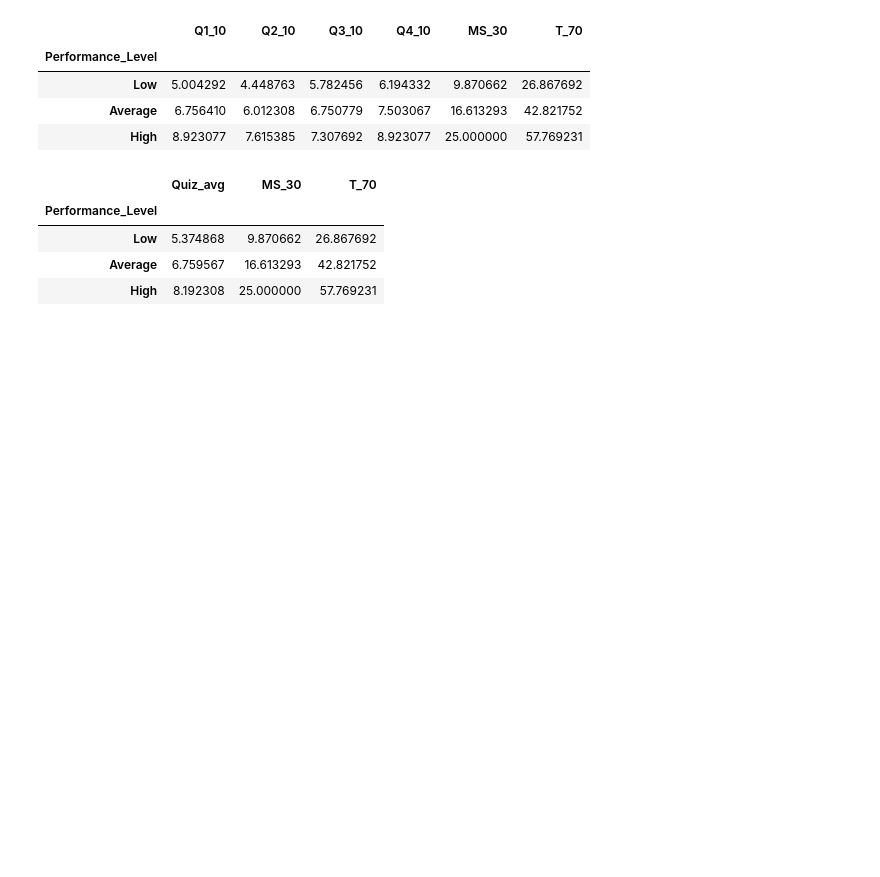
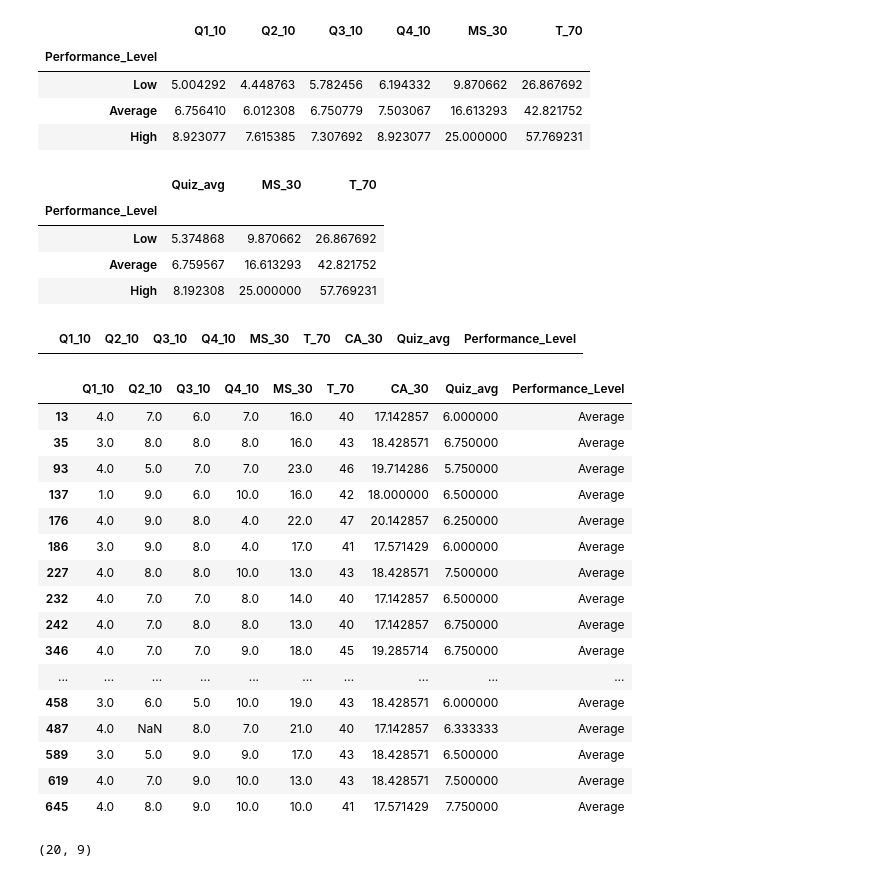
Before and after one commit to Mark-El-arch/Class_results_data-Analysis, a Jupyter notebook: math_results_analysis.ipynb, the cells around one changed output. Drawn from its saved outputs; the diff is of its cells as text; code cells hidden in the pictures; blank space fills up the shorter version.

```diff
--- a/math_results_analysis.ipynb
+++ b/math_results_analysis.ipynb
@@ -225,3 +225,31 @@ results_df.groupby('Performance_Level')[['Quiz_avg', 'MS_30', 'T_70']].mean()
 | Low | 5.374868 | 9.870662 | 26.867692 |
 | Average | 6.759567 | 16.613293 | 42.821752 |
 | High | 8.192308 | 25.000000 | 57.769231 |
+# %%
+results_df[(results_df['Q1_10'] < 5) & (results_df['T_70'] >= 50) ]
+# %% [output]
+|  | Q1_10 | Q2_10 | Q3_10 | Q4_10 | MS_30 | T_70 | CA_30 | Quiz_avg | Performance_Level |
+# %%
+results_df[(results_df['Q1_10'] < 5) & (results_df['T_70'] >= 40) ]
+# %% [output]
+|  | Q1_10 | Q2_10 | Q3_10 | Q4_10 | MS_30 | T_70 | CA_30 | Quiz_avg | Performance_Level |
+| 13 | 4.0 | 7.0 | 6.0 | 7.0 | 16.0 | 40 | 17.142857 | 6.000000 | Average |
+| 35 | 3.0 | 8.0 | 8.0 | 8.0 | 16.0 | 43 | 18.428571 | 6.750000 | Average |
+| 93 | 4.0 | 5.0 | 7.0 | 7.0 | 23.0 | 46 | 19.714286 | 5.750000 | Average |
+| 137 | 1.0 | 9.0 | 6.0 | 10.0 | 16.0 | 42 | 18.000000 | 6.500000 | Average |
+| 176 | 4.0 | 9.0 | 8.0 | 4.0 | 22.0 | 47 | 20.142857 | 6.250000 | Average |
+| 186 | 3.0 | 9.0 | 8.0 | 4.0 | 17.0 | 41 | 17.571429 | 6.000000 | Average |
+| 227 | 4.0 | 8.0 | 8.0 | 10.0 | 13.0 | 43 | 18.428571 | 7.500000 | Average |
+| 232 | 4.0 | 7.0 | 7.0 | 8.0 | 14.0 | 40 | 17.142857 | 6.500000 | Average |
+| 242 | 4.0 | 7.0 | 8.0 | 8.0 | 13.0 | 40 | 17.142857 | 6.750000 | Average |
+| 346 | 4.0 | 7.0 | 7.0 | 9.0 | 18.0 | 45 | 19.285714 | 6.750000 | Average |
+| ... | ... | ... | ... | ... | ... | ... | ... | ... | ... |
+| 458 | 3.0 | 6.0 | 5.0 | 10.0 | 19.0 | 43 | 18.428571 | 6.000000 | Average |
+| 487 | 4.0 | NaN | 8.0 | 7.0 | 21.0 | 40 | 17.142857 | 6.333333 | Average |
+| 589 | 3.0 | 5.0 | 9.0 | 9.0 | 17.0 | 43 | 18.428571 | 6.500000 | Average |
+| 619 | 4.0 | 7.0 | 9.0 | 10.0 | 13.0 | 43 | 18.428571 | 7.500000 | Average |
+| 645 | 4.0 | 8.0 | 9.0 | 10.0 | 10.0 | 41 | 17.571429 | 7.750000 | Average |
+# %%
+results_df[(results_df['Q1_10'] < 5) & (results_df['T_70'] >= 40) ].shape
+# %% [output]
+(20, 9)
```
